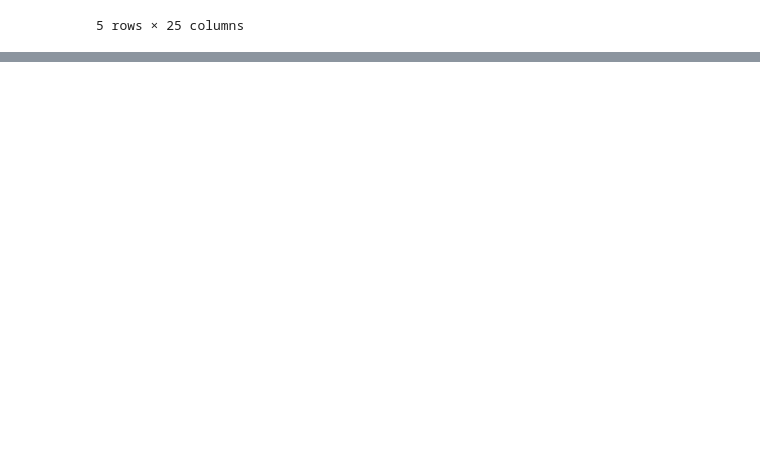
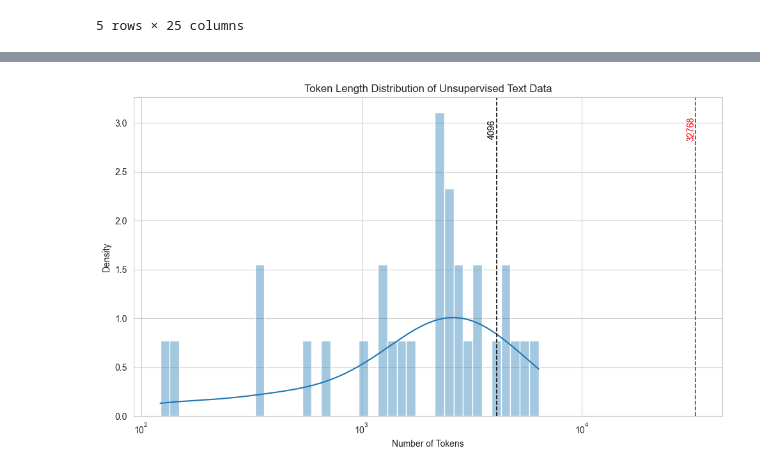
Before and after one commit to UH-Insure/DataPreprocess, a Jupyter notebook: UnsupervisedTrainingPrep.ipynb, the cells around one changed output, grey strips where cells are left out. Cells and saved outputs as stored; diff of their text form; code cells hidden in the pictures; blank space fills up the shorter version.

Commit message:
Datasets are split

```diff
--- a/UnsupervisedTrainingPrep.ipynb
+++ b/UnsupervisedTrainingPrep.ipynb
@@ -162,0 +114,5 @@ plt.show()
+# %%
+text_df = pd.read_json("data/training_datasets/cleaned_text_data.jsonl", lines=True)
+text_tok_df = tokenize_df(text_df, tokenizer)
+print(text_tok_df["n_tokens"].sum())
+text_tok_df.head()
@@ -162,0 +127,17 @@ plt.show()
+# %%
+plt.figure(figsize=(10,6))
+sns.histplot(data=text_tok_df, x="n_tokens", kde=True, bins=40, alpha=0.4, log_scale=True, stat="density")
+# Add dashed vertical lines
+plt.axvline(x=4096, color="black", linestyle="--", linewidth=1.2)
+plt.axvline(x=32768, color="red", linestyle="--", linewidth=1.2)
+
+# Add text labels near the lines
+plt.text(4096, plt.ylim()[1]*0.9, "4096", color="black", fontsize=10, ha="right", va="center", rotation=90)
+plt.text(32768, plt.ylim()[1]*0.9, "32768", color="red", fontsize=10, ha="right", va="center", rotation=90)
+plt.title("Token Length Distribution of Unsupervised Text Data")
+plt.xlabel("Number of Tokens")
+plt.ylabel("Density")
+plt.tight_layout()
+plt.show()
+# %% [output]
+[figure, added]
```
Also changed, not shown: parts of 17 cells of this notebook, 1 other file.
